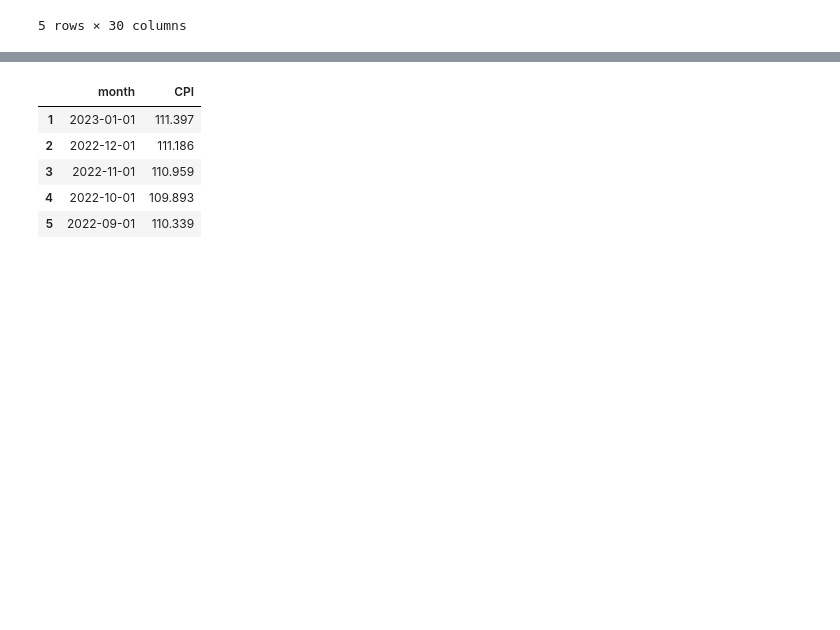
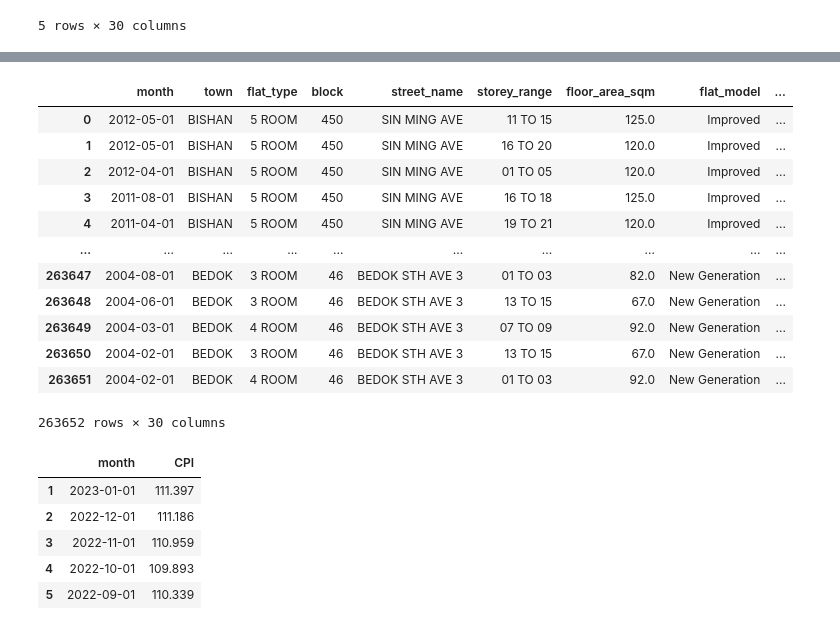
Before and after one commit to raychng/bt4222-project, a Jupyter notebook: Model Building 2004 to 2013.ipynb, the cells around one changed output, grey strips where cells are left out. Cells and saved outputs as stored; diff of their text form; code cells hidden in the pictures; blank space fills up the shorter version.

```diff
--- a/Model Building 2004 to 2013.ipynb
+++ b/Model Building 2004 to 2013.ipynb
@@ -28,3 +46,19 @@ df.head()
+# %%
+df
+# %% [output]
+|  | month | town | flat_type | block | street_name | storey_range | floor_area_sqm | flat_model | ... |
+| 0 | 2012-05-01 | BISHAN | 5 ROOM | 450 | SIN MING AVE | 11 TO 15 | 125.0 | Improved | ... |
+| 1 | 2012-05-01 | BISHAN | 5 ROOM | 450 | SIN MING AVE | 16 TO 20 | 120.0 | Improved | ... |
+| 2 | 2012-04-01 | BISHAN | 5 ROOM | 450 | SIN MING AVE | 01 TO 05 | 120.0 | Improved | ... |
+| 3 | 2011-08-01 | BISHAN | 5 ROOM | 450 | SIN MING AVE | 16 TO 18 | 125.0 | Improved | ... |
+| 4 | 2011-04-01 | BISHAN | 5 ROOM | 450 | SIN MING AVE | 19 TO 21 | 120.0 | Improved | ... |
+| ... | ... | ... | ... | ... | ... | ... | ... | ... | ... |
+| 263647 | 2004-08-01 | BEDOK | 3 ROOM | 46 | BEDOK STH AVE 3 | 01 TO 03 | 82.0 | New Generation | ... |
+| 263648 | 2004-06-01 | BEDOK | 3 ROOM | 46 | BEDOK STH AVE 3 | 13 TO 15 | 67.0 | New Generation | ... |
+| 263649 | 2004-03-01 | BEDOK | 4 ROOM | 46 | BEDOK STH AVE 3 | 07 TO 09 | 92.0 | New Generation | ... |
+| 263650 | 2004-02-01 | BEDOK | 3 ROOM | 46 | BEDOK STH AVE 3 | 13 TO 15 | 67.0 | New Generation | ... |
+| 263651 | 2004-02-01 | BEDOK | 4 ROOM | 46 | BEDOK STH AVE 3 | 01 TO 03 | 92.0 | New Generation | ... |
+263652 rows × 30 columns
 # %%
 cpi = pd.read_csv('monthly cpi.csv')
 cpi = cpi.set_index('Data Series')
```
Also changed, not shown: parts of 1 cell of this notebook.
